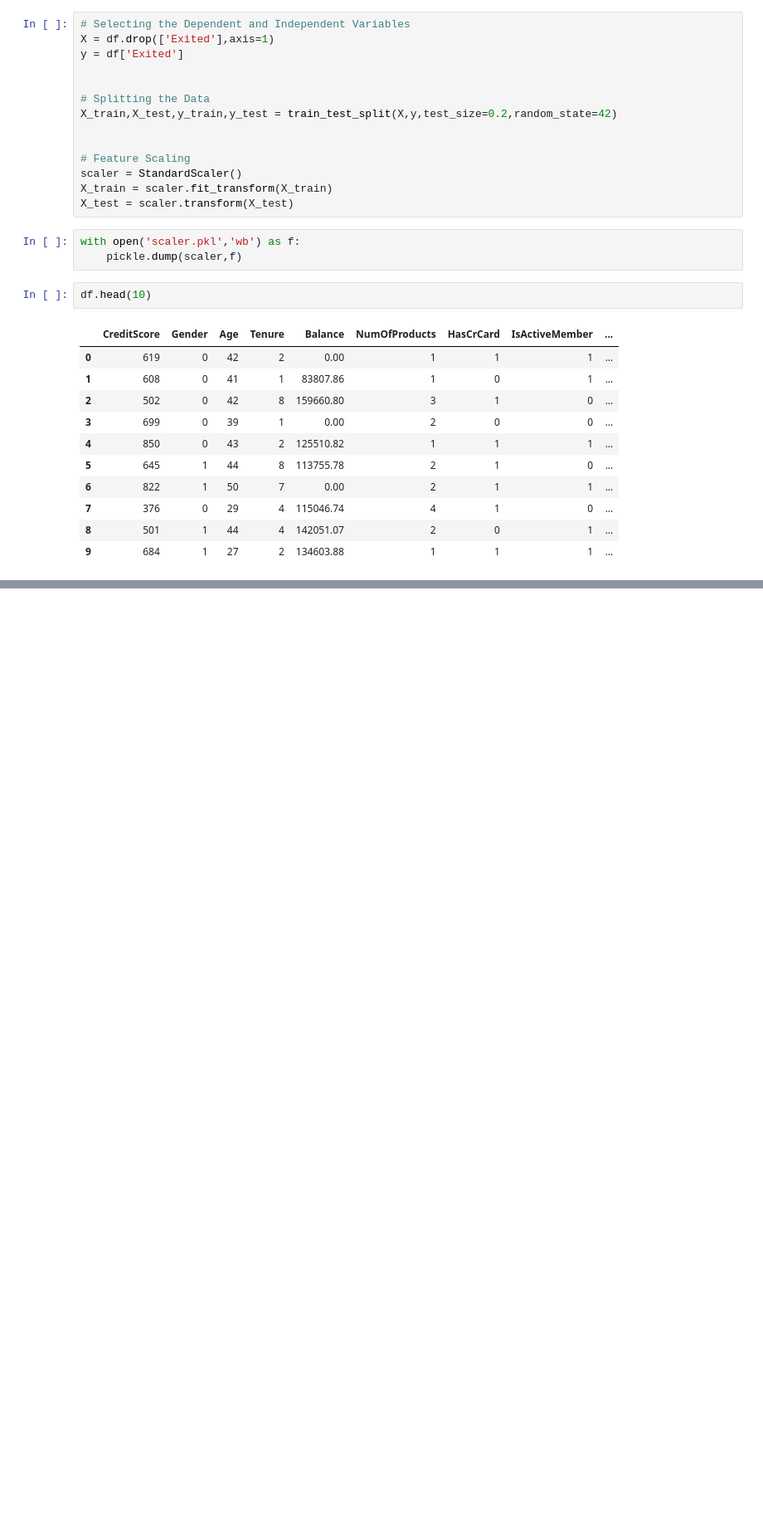
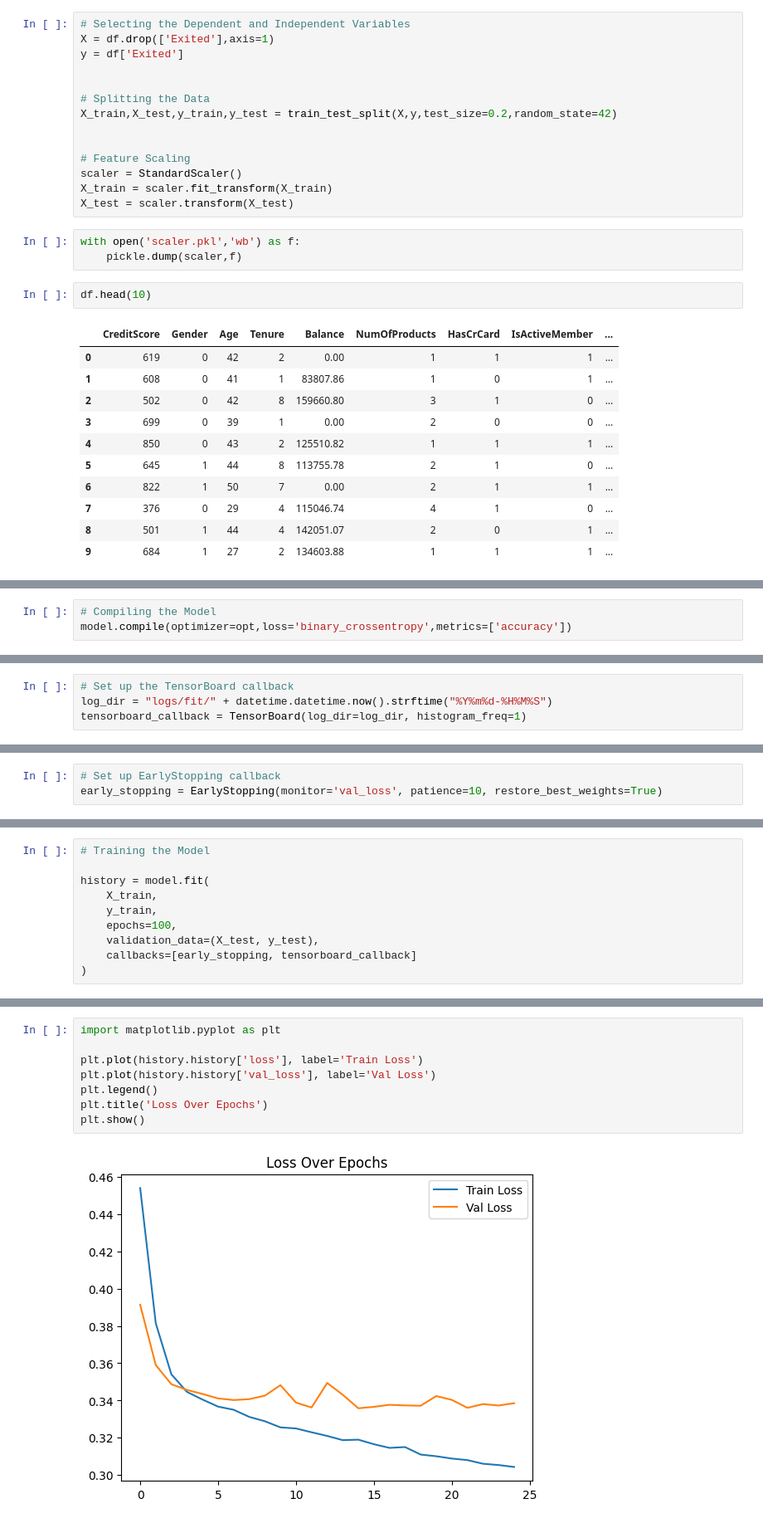
Before and after one commit to HamzaImtiaz03/Customer-Churn-Prediction-DL-Project, a Jupyter notebook: experiments.ipynb, the cells around one changed output, grey strips where cells are left out. Shown at 83% size. Cells and saved outputs as stored; diff of their text form; blank space fills up the shorter version.

Commit message:
Model Training is done

```diff
--- a/experiments.ipynb
+++ b/experiments.ipynb
@@ -228,0 +347,3 @@ df.head(10)
+# %%
+# Compiling the Model
+model.compile(optimizer=opt,loss='binary_crossentropy',metrics=['accuracy'])
@@ -228,0 +389,4 @@ df.head(10)
+# %%
+# Set up the TensorBoard callback
+log_dir = "logs/fit/" + datetime.datetime.now().strftime("%Y%m%d-%H%M%S")
+tensorboard_callback = TensorBoard(log_dir=log_dir, histogram_freq=1)
@@ -228,0 +447,3 @@ df.head(10)
+# %%
+# Set up EarlyStopping callback
+early_stopping = EarlyStopping(monitor='val_loss', patience=10, restore_best_weights=True)
@@ -228,0 +495,10 @@ df.head(10)
+# %%
+# Training the Model
+
+history = model.fit(
+    X_train,
+    y_train,
+    epochs=100,
+    validation_data=(X_test, y_test),
+    callbacks=[early_stopping, tensorboard_callback]
+)
@@ -228,0 +566,10 @@ df.head(10)
+# %%
+import matplotlib.pyplot as plt
+
+plt.plot(history.history['loss'], label='Train Loss')
+plt.plot(history.history['val_loss'], label='Val Loss')
+plt.legend()
+plt.title('Loss Over Epochs')
+plt.show()
+# %% [output]
+[figure, added]
```
Also changed, not shown: parts of 14 cells of this notebook, 3 other files.
